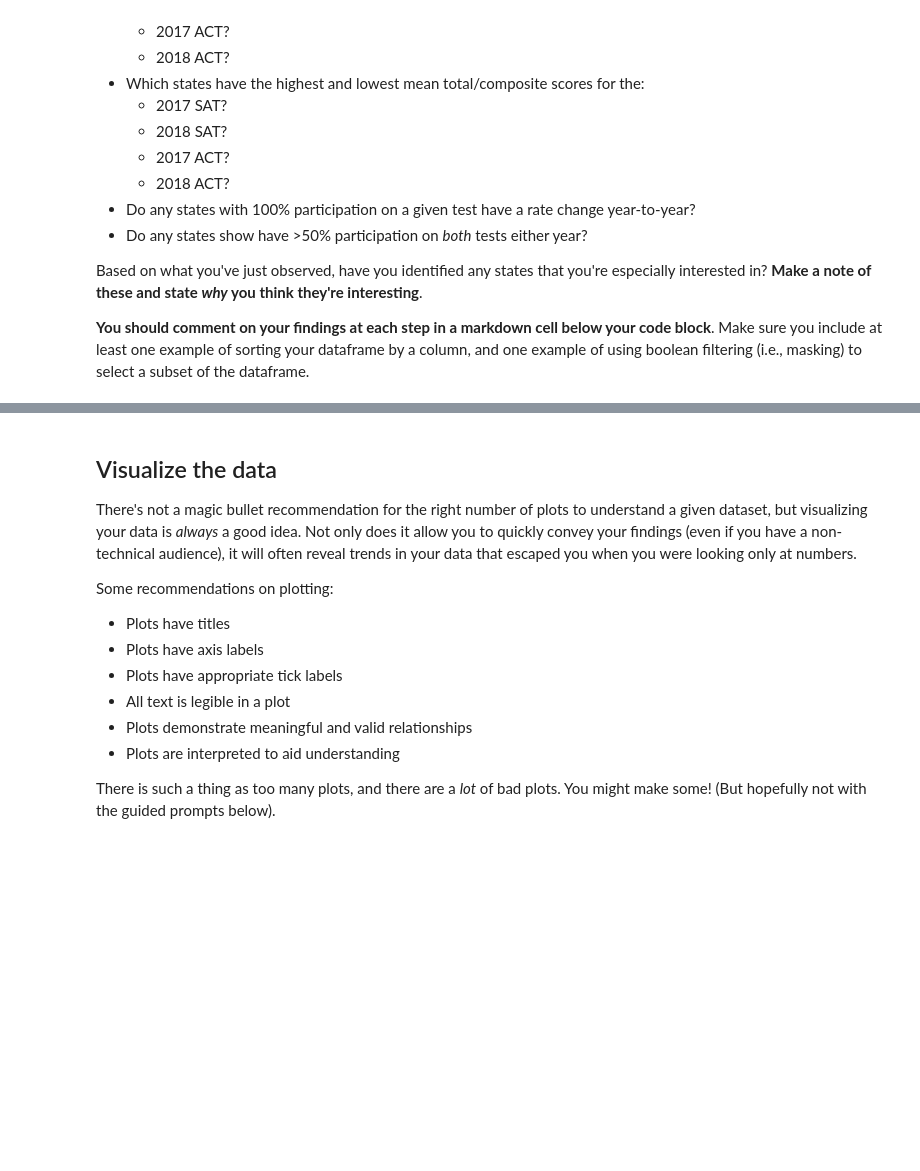
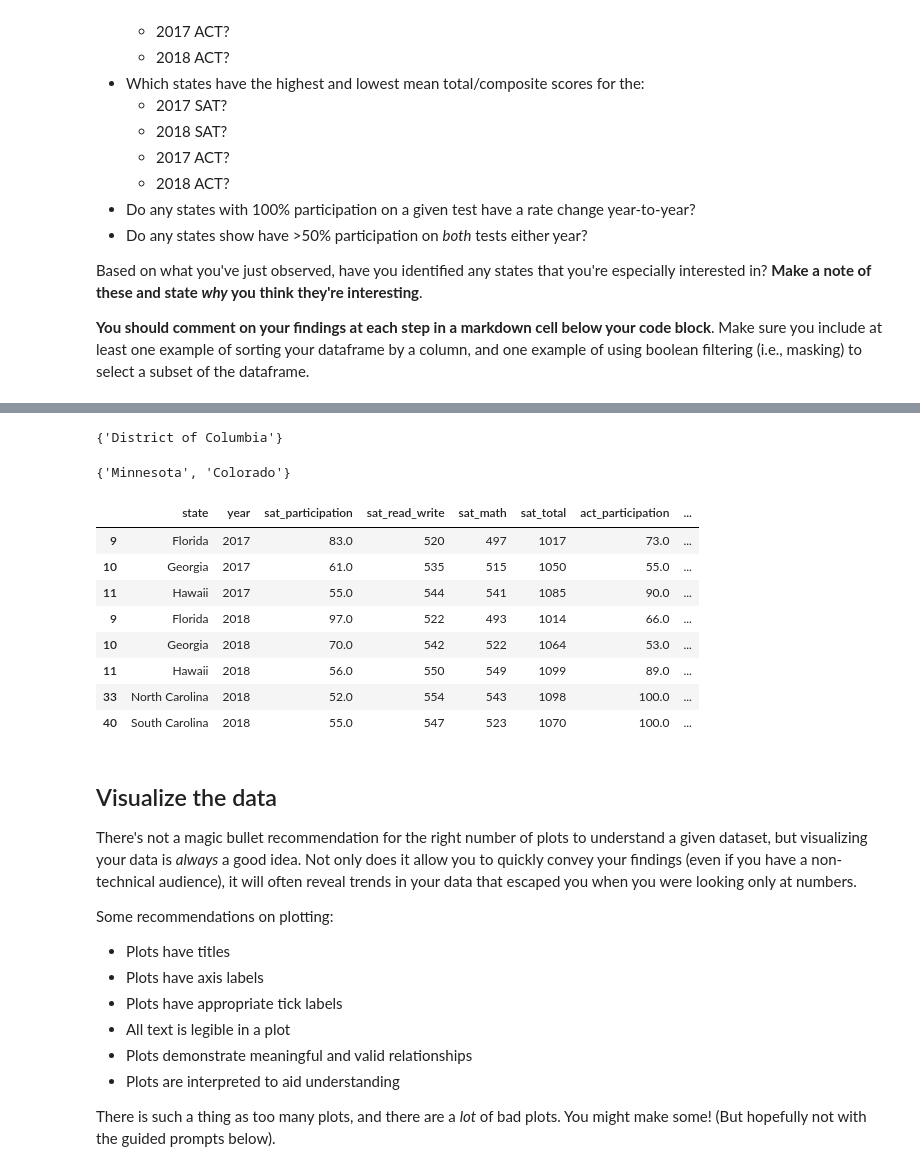
Before and after one commit to cheekeet86/project_1, a Jupyter notebook: code/starter-code.ipynb, the cells around one changed output, grey strips where cells are left out. Saved outputs shown, nothing was run; the diff lists cells and outputs as text; code cells hidden in the pictures; blank space fills up the shorter version.

```diff
--- a/code/starter-code.ipynb
+++ b/code/starter-code.ipynb
@@ -575,6 +750,12 @@ Based on what you've just observed, have you identified any states that you're e
 # create masks
 mask_2017 = df_final['year'] == 2017
 mask_2018 = df_final['year'] == 2018
+
+mask_sat_part_above_50 = df_final['sat_participation'] > 50
+mask_act_part_above_50 = df_final['act_participation'] > 50
+
+mask_sat_part_100 = df_final['sat_participation'] == 100
+mask_act_part_100 = df_final['act_participation'] == 100
 # %%
 # SAT 2017 highest participation rates
 df_sat_2017_high_participation = df_final[mask_2017].sort_values('sat_participation',ascending=False)
@@ -642,3 +935,56 @@ df_act_2018_low_composite.head()
+# %%
+# SAT Test
+
+# find states with 100% participation rates in 2017
+df_sat_2017 = df_final[mask_2017 & mask_sat_part_100]
+set_sat_2017 = set(df_sat_2017['state'])
+#print(set_sat_2017)
+
+# find states with <100% participation rates in 2018
+df_sat_2018 = df_final[mask_2018 & (mask_sat_part_100)]
+set_sat_2018 = set(df_sat_2018['state'])
+#print(set_sat_2018)
+
+# find states with 100% participation in 2017 but <100% in 2018
+set_sat = set_sat_2017 - set_sat_2018
+print(set_sat)
+# %% [output]
+{'District of Columbia'}
+# %%
+# ACT Test
+
+# find states with 100% participation rates in 2017
+df_act_2017 = df_final[mask_2017 & mask_act_part_100]
+set_act_2017 = set(df_act_2017['state'])
+#print(set_act_2017)
+
+# find states with <100% participation rates in 2018
+df_act_2018 = df_final[mask_2018 & (mask_act_part_100)]
+set_act_2018 = set(df_act_2018['state'])
+#print(set_act_2018)
+
+# find states with 100% participation in 2017 but <100% in 2018
+set_act = set_act_2017 - set_act_2018
+
+print(set_act)
+# %% [output]
+{'Minnesota', 'Colorado'}
+# %%
+# Do any states show have >50% participation on both tests either year?
+#df_part_above_50 = df_final[mask_sat_part_above_50]
+#df_part_above_50 = df_final[mask_act_part_above_50]
+df_part_above_50 = df_final[mask_sat_part_above_50 & mask_act_part_above_50]
+df_part_above_50
+# %% [output]
+|  | state | year | sat_participation | sat_read_write | sat_math | sat_total | act_participation | ... |
+| 9 | Florida | 2017 | 83.0 | 520 | 497 | 1017 | 73.0 | ... |
+| 10 | Georgia | 2017 | 61.0 | 535 | 515 | 1050 | 55.0 | ... |
+| 11 | Hawaii | 2017 | 55.0 | 544 | 541 | 1085 | 90.0 | ... |
+| 9 | Florida | 2018 | 97.0 | 522 | 493 | 1014 | 66.0 | ... |
+| 10 | Georgia | 2018 | 70.0 | 542 | 522 | 1064 | 53.0 | ... |
+| 11 | Hawaii | 2018 | 56.0 | 550 | 549 | 1099 | 89.0 | ... |
+| 33 | North Carolina | 2018 | 52.0 | 554 | 543 | 1098 | 100.0 | ... |
+| 40 | South Carolina | 2018 | 55.0 | 547 | 523 | 1070 | 100.0 | ... |
 # %% [markdown]
 ## Visualize the data
 
```
Also changed, not shown: parts of 79 cells of this notebook, 6 other files.
